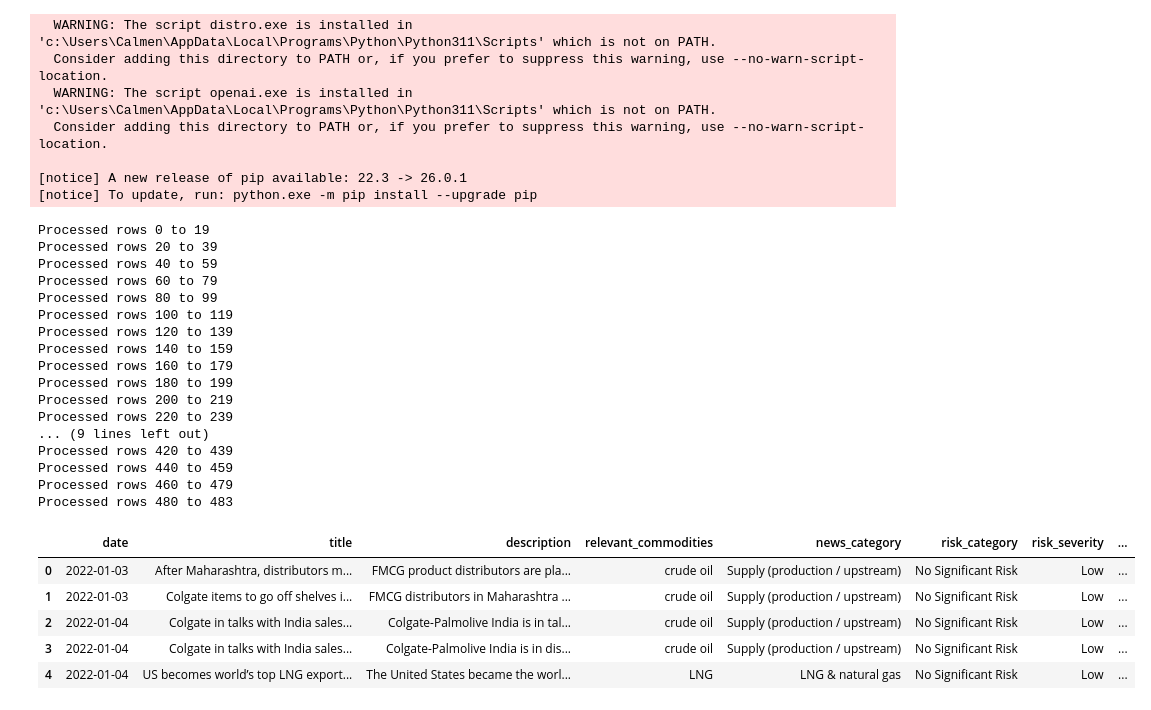
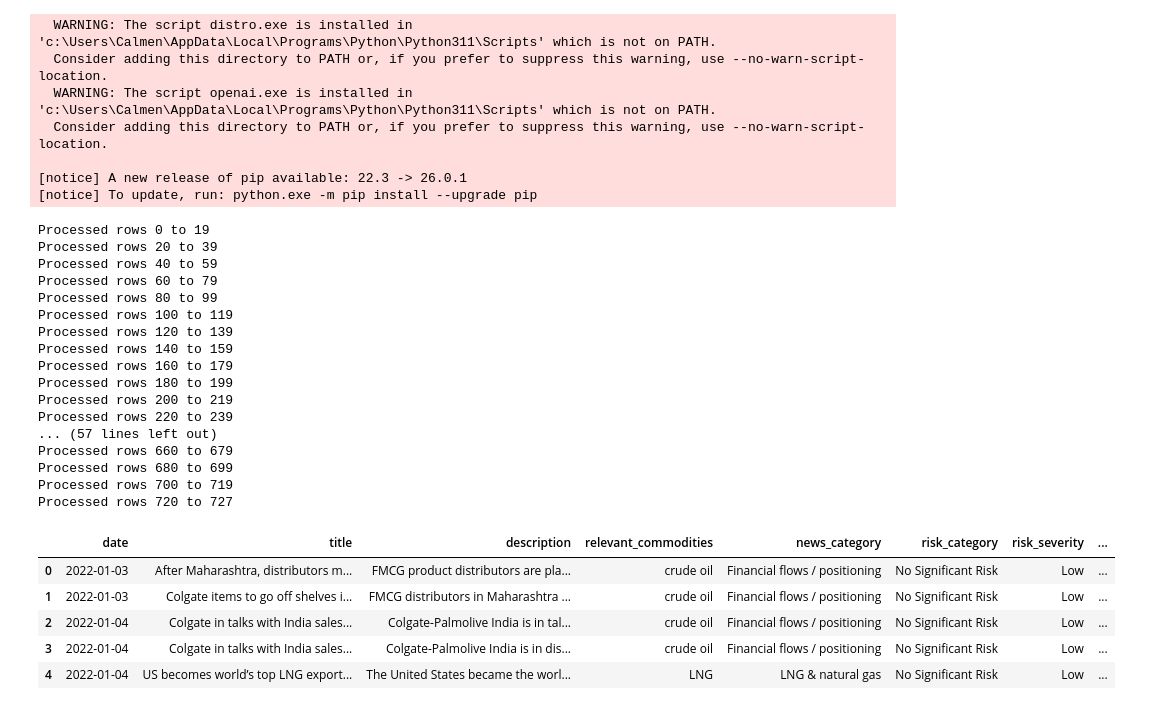
Before and after one commit to nltyh/DSA4265-Project, a Jupyter notebook: data_processing/data_processing.ipynb, the cells around one changed output. Drawn from its saved outputs; the diff is of its cells as text; code cells hidden in the pictures.

Commit message:
updated data_loader.py by filling LLM labelling

```diff
--- a/data_processing/data_processing.ipynb
+++ b/data_processing/data_processing.ipynb
@@ -170,6 +169,6 @@ Saved to: Energy_BigData_2024_2025.csv
 # %%
 import pandas as pd
-df=pd.read_csv("Energy_BigData_2022_2023.csv")
+df=pd.read_csv("Energy_BigData_2023_2025.csv")
 # %%
 df.head()
 # %% [output]
@@ -260,13 +268,29 @@ import pandas as pd
 
 # Load original merged_df if needed
 merged_df = pd.read_csv("merged_df.csv")
+merged_df["date"] = pd.to_datetime(
+    merged_df["date"],
+    format="%d/%m/%Y",
+    errors="coerce"
+)
 
-merged_base = merged_df[["date", "title", "description", "commodity"]].copy()
-parsed_base = df_parsed[["date", "title", "description", "commodity"]].copy()
-final_df = pd.concat([merged_base, parsed_base], ignore_index=True)
-final_df = final_df.drop_duplicates(subset=["date", "title", "description", "commodity"])
-final_df["date"] = pd.to_datetime(final_df["date"], errors="coerce")
+df_parsed["date"] = pd.to_datetime(
+    df_parsed["date"],
+    format="%Y-%m-%d",
+    errors="coerce"
+)
+
+final_df = pd.concat(
+    [
+        merged_df[["date", "title", "description", "commodity"]],
+        df_parsed[["date", "title", "description", "commodity"]],
+    ],
+    ignore_index=True
+).drop_duplicates(subset=["date", "title", "description", "commodity"])
+
 final_df = final_df.sort_values("date").reset_index(drop=True)
-final_df["date"] = final_df["date"].dt.strftime("%Y-%m-%d")
-final_df.head()
+
+print(merged_df["date"].min(), merged_df["date"].max())
+print(final_df["date"].min(), final_df["date"].max())
+print(final_df["date"].dt.year.value_counts().sort_index())
 # %% [output]
@@ -484,41 +515,51 @@ Note: you may need to restart the kernel to use updated packages.
 [notice] A new release of pip available: 22.3 -> 26.0.1
 [notice] To update, run: python.exe -m pip install --upgrade pip
 # %%
+import os
+import requests
+import pandas as pd
+import time
+from datetime import datetime
+from calendar import monthrange
+from dotenv import load_dotenv
+import os
+
+load_dotenv()
 from openai import OpenAI
 OPENAI_API_KEY = os.getenv("OPENAI_API_KEY")
 client = OpenAI(api_key=OPENAI_API_KEY)
 
 expanded_df = expand_categories_with_llm(
     df=final_df,
     client=client,
     model="gpt-4o-mini",
     batch_size=20
 )
 
 expanded_df.head()
 # %% [output]
 Processed rows 0 to 19
 Processed rows 20 to 39
 Processed rows 40 to 59
 Processed rows 60 to 79
 Processed rows 80 to 99
 Processed rows 100 to 119
 Processed rows 120 to 139
 Processed rows 140 to 159
 Processed rows 160 to 179
 Processed rows 180 to 199
 Processed rows 200 to 219
 Processed rows 220 to 239
-... (9 lines left out)
-Processed rows 420 to 439
-Processed rows 440 to 459
-Processed rows 460 to 479
-Processed rows 480 to 483
+... (57 lines left out)
+Processed rows 660 to 679
+Processed rows 680 to 699
+Processed rows 700 to 719
+Processed rows 720 to 727
 |  | date | title | description | relevant_commodities | news_category | risk_category | risk_severity | ... |
-| 0 | 2022-01-03 | After Maharashtra, distributors m... | FMCG product distributors are pla... | crude oil | Supply (production / upstream) | No Significant Risk | Low | ... |
-| 1 | 2022-01-03 | Colgate items to go off shelves i... | FMCG distributors in Maharashtra ... | crude oil | Supply (production / upstream) | No Significant Risk | Low | ... |
-| 2 | 2022-01-04 | Colgate in talks with India sales... | Colgate-Palmolive India is in tal... | crude oil | Supply (production / upstream) | No Significant Risk | Low | ... |
-| 3 | 2022-01-04 | Colgate in talks with India sales... | Colgate-Palmolive India is in dis... | crude oil | Supply (production / upstream) | No Significant Risk | Low | ... |
+| 0 | 2022-01-03 | After Maharashtra, distributors m... | FMCG product distributors are pla... | crude oil | Financial flows / positioning | No Significant Risk | Low | ... |
+| 1 | 2022-01-03 | Colgate items to go off shelves i... | FMCG distributors in Maharashtra ... | crude oil | Financial flows / positioning | No Significant Risk | Low | ... |
+| 2 | 2022-01-04 | Colgate in talks with India sales... | Colgate-Palmolive India is in tal... | crude oil | Financial flows / positioning | No Significant Risk | Low | ... |
+| 3 | 2022-01-04 | Colgate in talks with India sales... | Colgate-Palmolive India is in dis... | crude oil | Financial flows / positioning | No Significant Risk | Low | ... |
 | 4 | 2022-01-04 | US becomes world’s top LNG export... | The United States became the worl... | LNG | LNG & natural gas | No Significant Risk | Low | ... |
 # %%
 def show_counts_only(df):
```
Also changed, not shown: parts of 10 cells of this notebook, 6 other files.
